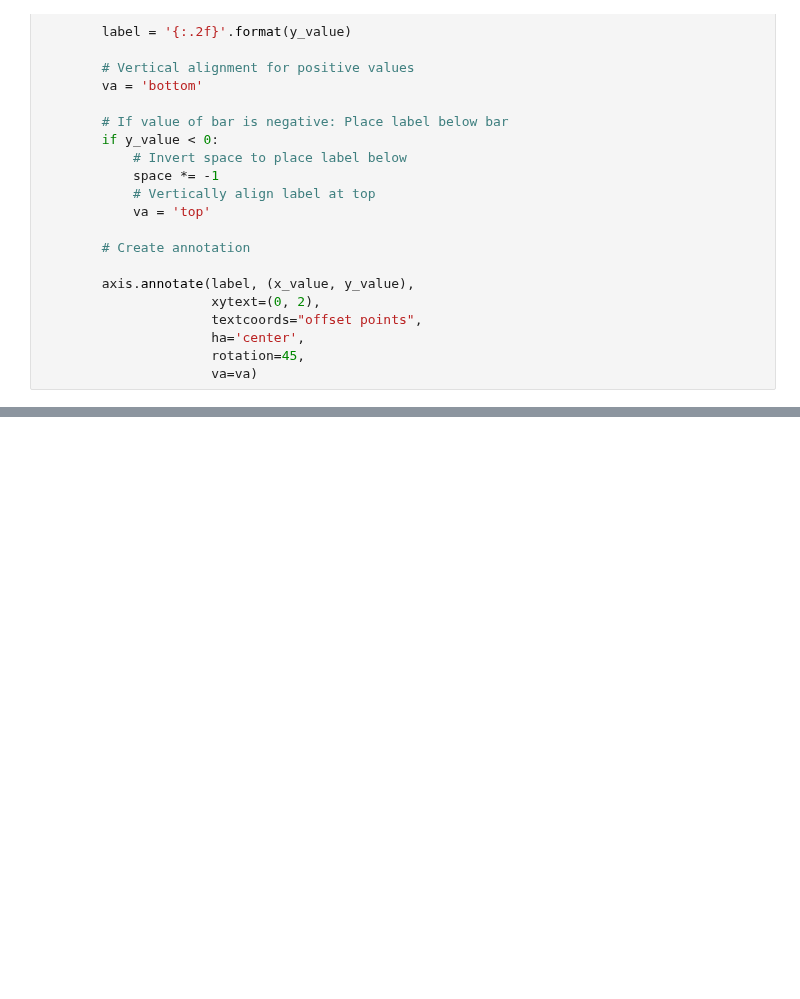
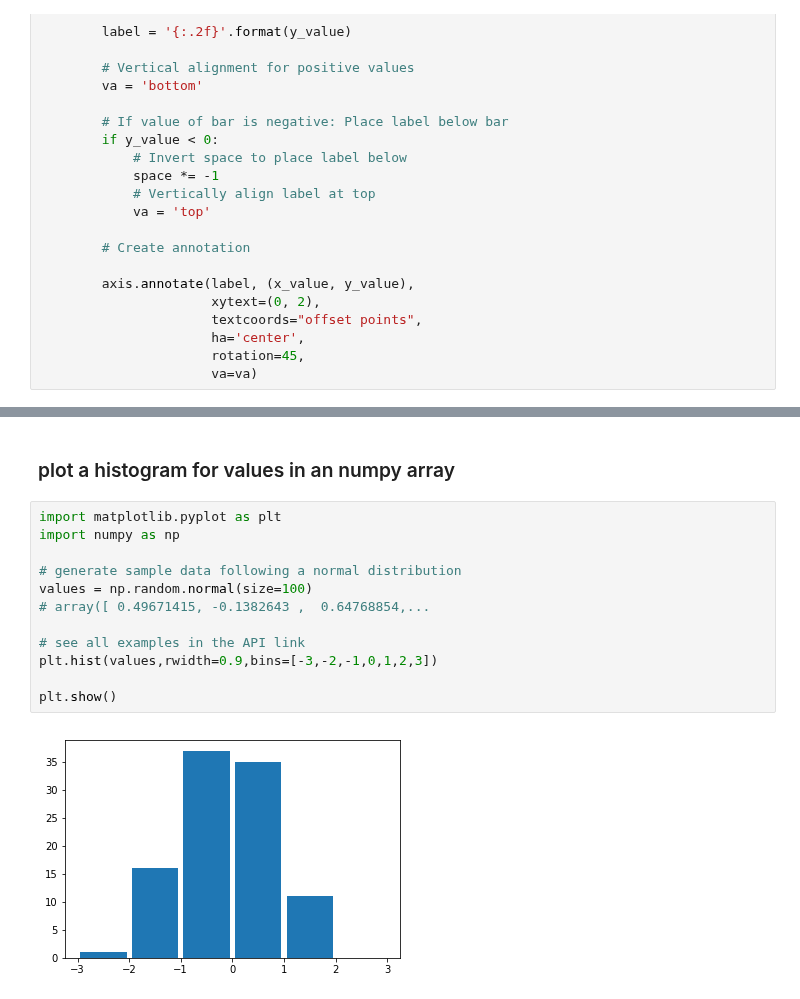
Before and after one commit to queirozfcom/python-sandbox, a Jupyter notebook: python3/notebooks/matplotlib/pyplot-by-example/main.ipynb, the cells around one changed output, grey strips where cells are left out. Saved outputs shown, nothing was run; the diff lists cells and outputs as text; blank space fills up the shorter version.

```diff
--- a/python3/notebooks/matplotlib/pyplot-by-example/main.ipynb
+++ b/python3/notebooks/matplotlib/pyplot-by-example/main.ipynb
@@ -233,0 +234,16 @@ plt.show()
+# %% [markdown]
+### plot a histogram for values in an numpy array
+# %%
+import matplotlib.pyplot as plt
+import numpy as np
+
+# generate sample data following a normal distribution
+values = np.random.normal(size=100)
+# array([ 0.49671415, -0.1382643 ,  0.64768854,...
+
+# see all examples in the API link
+plt.hist(values,rwidth=0.9,bins=[-3,-2,-1,0,1,2,3])
+
+plt.show()
+# %% [output]
+[figure, added]
```
Also changed, not shown: parts of 2 cells of this notebook, 4 other files.
